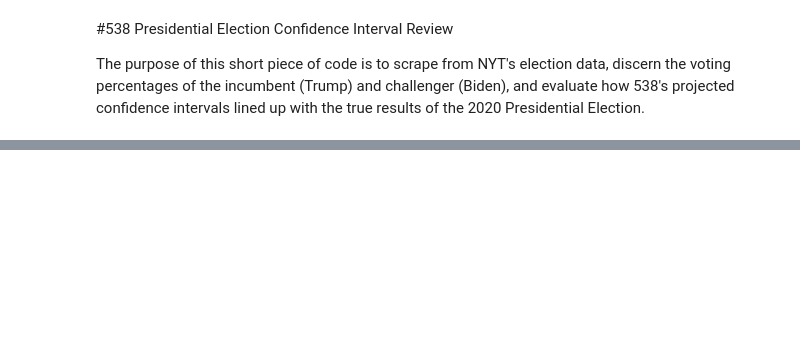
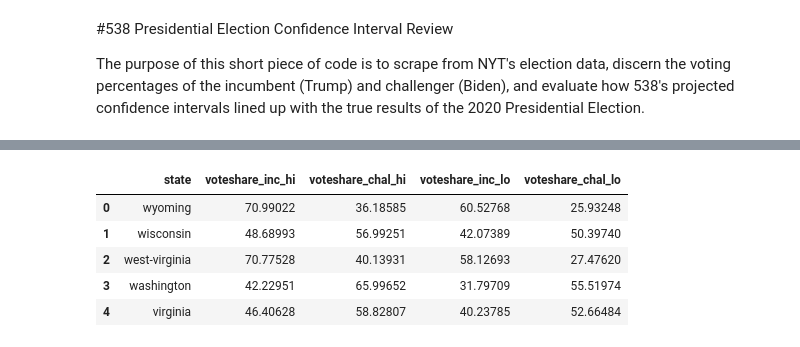
Before and after one commit to abletonanders/portfolio, a Jupyter notebook: 538_Presidential_Election_Confidence_Interval_Review.ipynb, the cells around one changed output, grey strips where cells are left out. Cells and saved outputs as stored; diff of their text form; code cells hidden in the pictures; blank space fills up the shorter version.

```diff
--- a/538_Presidential_Election_Confidence_Interval_Review.ipynb
+++ b/538_Presidential_Election_Confidence_Interval_Review.ipynb
@@ -76,0 +63,14 @@ scrape_df
+# %%
+import io
+df_538 = pd.read_csv(io.BytesIO(uploaded['presidential_state_toplines_2020.csv']))
+df_538 = df_538[df_538['modeldate'].str.contains('11/3/20')]
+df_538 = df_538[['state','voteshare_inc_hi', 'voteshare_chal_hi', 'voteshare_inc_lo', 'voteshare_chal_lo']]
+df_538['state'] = df_538['state'].apply(lambda x: x.replace(' ', '-').lower())
+df_538.head(5)
+# %% [output]
+|  | state | voteshare_inc_hi | voteshare_chal_hi | voteshare_inc_lo | voteshare_chal_lo |
+| 0 | wyoming | 70.99022 | 36.18585 | 60.52768 | 25.93248 |
+| 1 | wisconsin | 48.68993 | 56.99251 | 42.07389 | 50.39740 |
+| 2 | west-virginia | 70.77528 | 40.13931 | 58.12693 | 27.47620 |
+| 3 | washington | 42.22951 | 65.99652 | 31.79709 | 55.51974 |
+| 4 | virginia | 46.40628 | 58.82807 | 40.23785 | 52.66484 |
```
Also changed, not shown: parts of 9 cells of this notebook.
